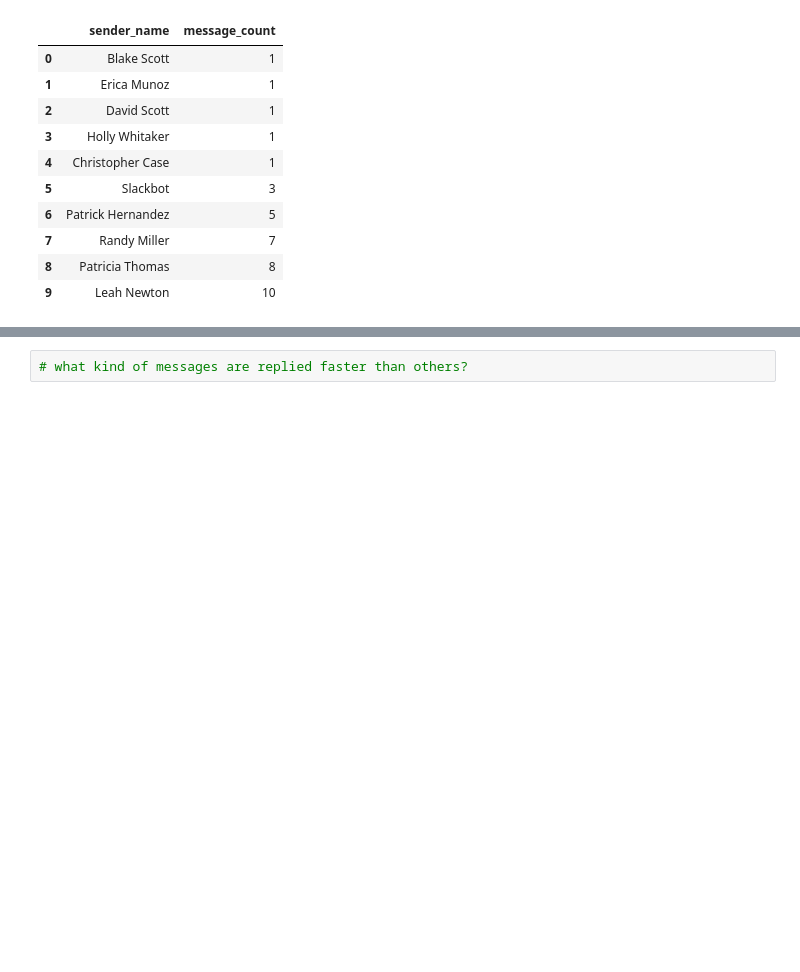
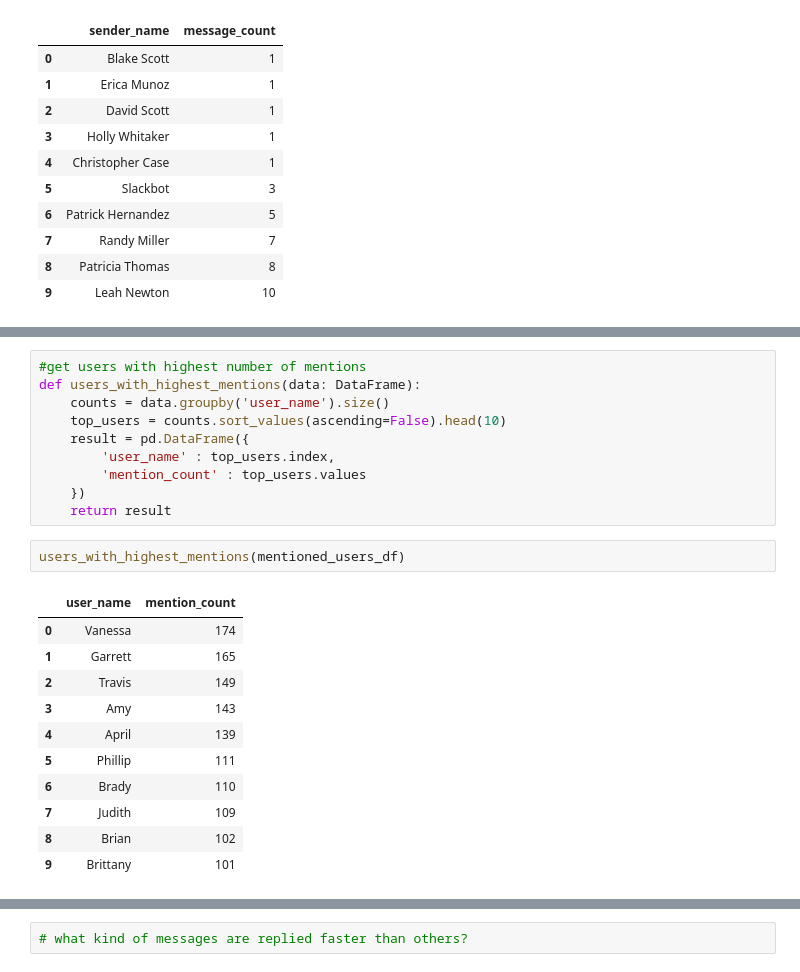
Before and after one commit to Misganaw-Berihun/network_analysis, a Jupyter notebook: notebooks/parse_slack_data.ipynb, the cells around one changed output, grey strips where cells are left out. Cells and saved outputs as stored; diff of their text form; blank space fills up the shorter version.

```diff
--- a/notebooks/parse_slack_data.ipynb
+++ b/notebooks/parse_slack_data.ipynb
@@ -490,0 +522,24 @@ users_with_few_messages(dframe)
+# %%
+#get users with highest number of mentions
+def users_with_highest_mentions(data: DataFrame):
+    counts = data.groupby('user_name').size()
+    top_users = counts.sort_values(ascending=False).head(10)
+    result = pd.DataFrame({
+        'user_name' : top_users.index,
+        'mention_count' : top_users.values
+    })
+    return result
+# %%
+users_with_highest_mentions(mentioned_users_df)
+# %% [output]
+|  | user_name | mention_count |
+| 0 | Vanessa | 174 |
+| 1 | Garrett | 165 |
+| 2 | Travis | 149 |
+| 3 | Amy | 143 |
+| 4 | April | 139 |
+| 5 | Phillip | 111 |
+| 6 | Brady | 110 |
+| 7 | Judith | 109 |
+| 8 | Brian | 102 |
+| 9 | Brittany | 101 |
```
Also changed, not shown: parts of 7 cells of this notebook.
